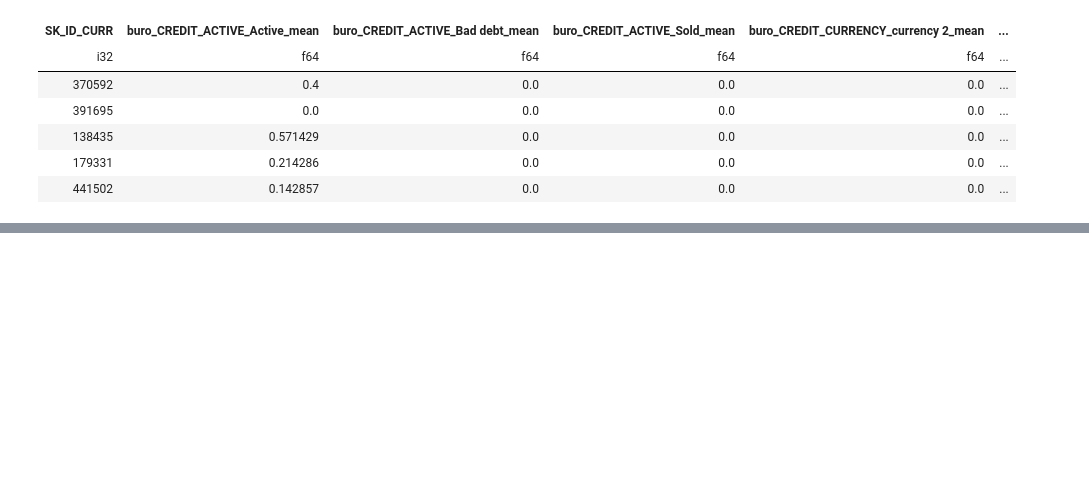
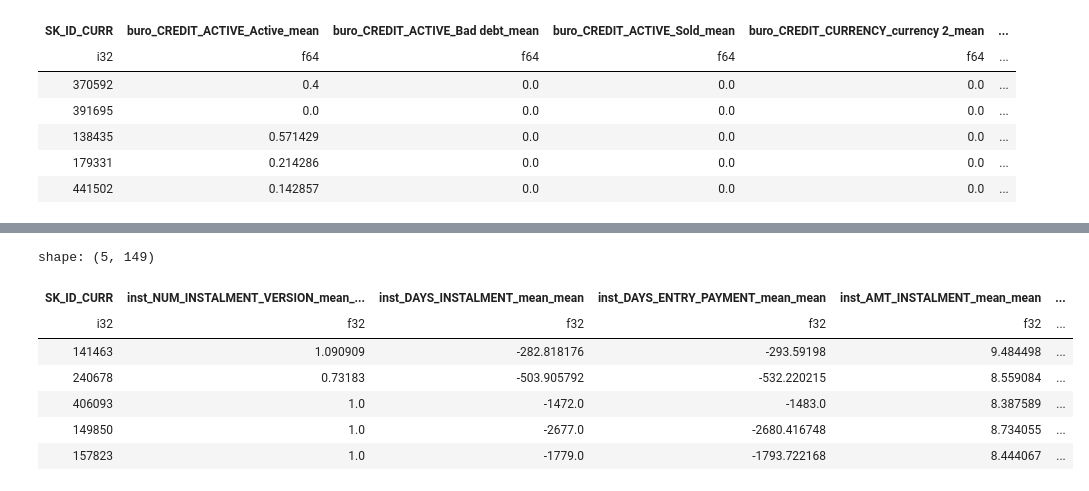
Before and after one commit to mohakapoor/CreditRiskAnalyzer, a Jupyter notebook: src/preprocessing.ipynb, the cells around one changed output, grey strips where cells are left out. Cells and saved outputs as stored; diff of their text form; code cells hidden in the pictures; blank space fills up the shorter version.

```diff
--- a/src/preprocessing.ipynb
+++ b/src/preprocessing.ipynb
@@ -351,0 +364,16 @@ del buro
+# %%
+inst = (
+    inst
+    .with_columns(
+        (pl.col("DAYS_ENTRY_PAYMENT")-pl.col("DAYS_INSTALMENT")).clip(lower_bound=0).alias("DPD"),
+        (pl.col("DAYS_INSTALMENT")-pl.col("DAYS_ENTRY_PAYMENT")).clip(lower_bound=0).alias("DBD"),
+        (pl.col("AMT_PAYMENT")/pl.col("AMT_INSTALMENT")).alias("PAYMENT_PERC"),
+        (pl.col("AMT_INSTALMENT")-pl.col("AMT_PAYMENT")).alias("PAYMENT_DIFF")
+    )
+)
+
+# logarithms
+log_vars = ["AMT_INSTALMENT", "AMT_PAYMENT"]
+inst = utils.create_logarithms(inst, log_vars, replace = True)
+# %%
+inst = inst.to_dummies(cs.string(),drop_first=True)
@@ -351,0 +393,24 @@ del buro
+# %%
+### AGGREGATIONS
+
+inst_id = inst.select(["SK_ID_CURR", "SK_ID_PREV"]).unique()
+
+
+cnt_inst = (
+    inst
+    .group_by("SK_ID_PREV")
+    .agg(
+        pl.col("NUM_INSTALMENT_NUMBER").count().alias("inst_INST_COUNT")
+    )
+)
+
+inst = inst.drop(["NUM_INSTALMENT_NUMBER","SK_ID_CURR"])
+
+agg_inst = utils.aggregate_data(inst,id_var = "SK_ID_PREV")
+
+agg_inst = agg_inst.join(cnt_inst,how="left",on = "SK_ID_PREV")
+
+agg_inst = agg_inst.join(inst_id,on = "SK_ID_PREV", how= "left")
+agg_inst = agg_inst.drop("SK_ID_PREV")
+
+agg_inst = utils.aggregate_data(agg_inst,id_var = "SK_ID_CURR",label="inst")
@@ -351,0 +439,12 @@ del buro
+# %%
+# check data
+agg_inst.head()
+# %% [output]
+shape: (5, 149)
+| SK_ID_CURR | inst_NUM_INSTALMENT_VERSION_mean_... | inst_DAYS_INSTALMENT_mean_mean | inst_DAYS_ENTRY_PAYMENT_mean_mean | inst_AMT_INSTALMENT_mean_mean | ... |
+| i32 | f32 | f32 | f32 | f32 | ... |
+| 141463 | 1.090909 | -282.818176 | -293.59198 | 9.484498 | ... |
+| 240678 | 0.73183 | -503.905792 | -532.220215 | 8.559084 | ... |
+| 406093 | 1.0 | -1472.0 | -1483.0 | 8.387589 | ... |
+| 149850 | 1.0 | -2677.0 | -2680.416748 | 8.734055 | ... |
+| 157823 | 1.0 | -1779.0 | -1793.722168 | 8.444067 | ... |
```
Also changed, not shown: parts of 9 cells of this notebook.
